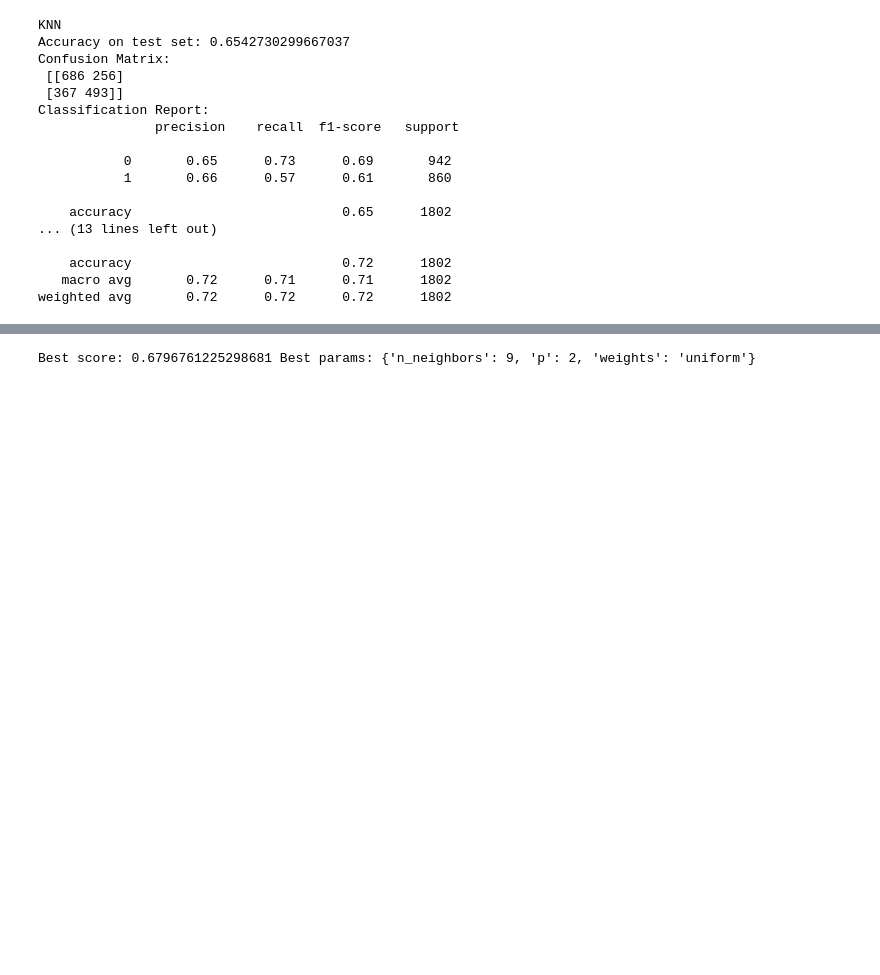
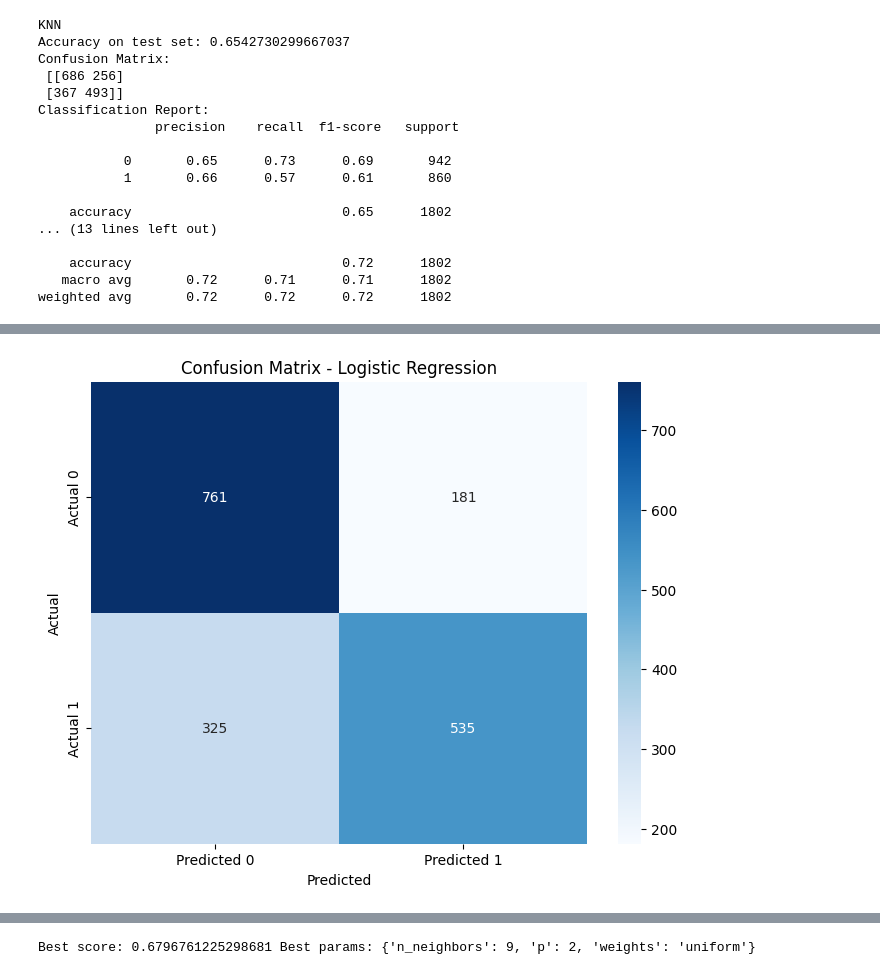
Before and after one commit to Ecological-Complexity-Lab/link_prediction_project, a Jupyter notebook: MLmodel.ipynb, the cells around one changed output, grey strips where cells are left out. Cells and saved outputs as stored; diff of their text form; code cells hidden in the pictures; blank space fills up the shorter version.

```diff
--- a/MLmodel.ipynb
+++ b/MLmodel.ipynb
@@ -263,0 +272,10 @@ weighted avg       0.72      0.72      0.72      1802
+# %%
+plt.figure(figsize=(8, 6))
+sns.heatmap(cm, annot=True, fmt='d', cmap='Blues', xticklabels=['Predicted 0', 'Predicted 1'], yticklabels=['Actual 0', 'Actual 1'])
+plt.xlabel('Predicted')
+plt.ylabel('Actual')
+plt.title('Confusion Matrix - Logistic Regression')
+plt.savefig('ConfusionMatrix.png', bbox_inches='tight', dpi=300)
+plt.show()
+# %% [output]
+[figure, added]
```
Also changed, not shown: parts of 11 cells of this notebook.
